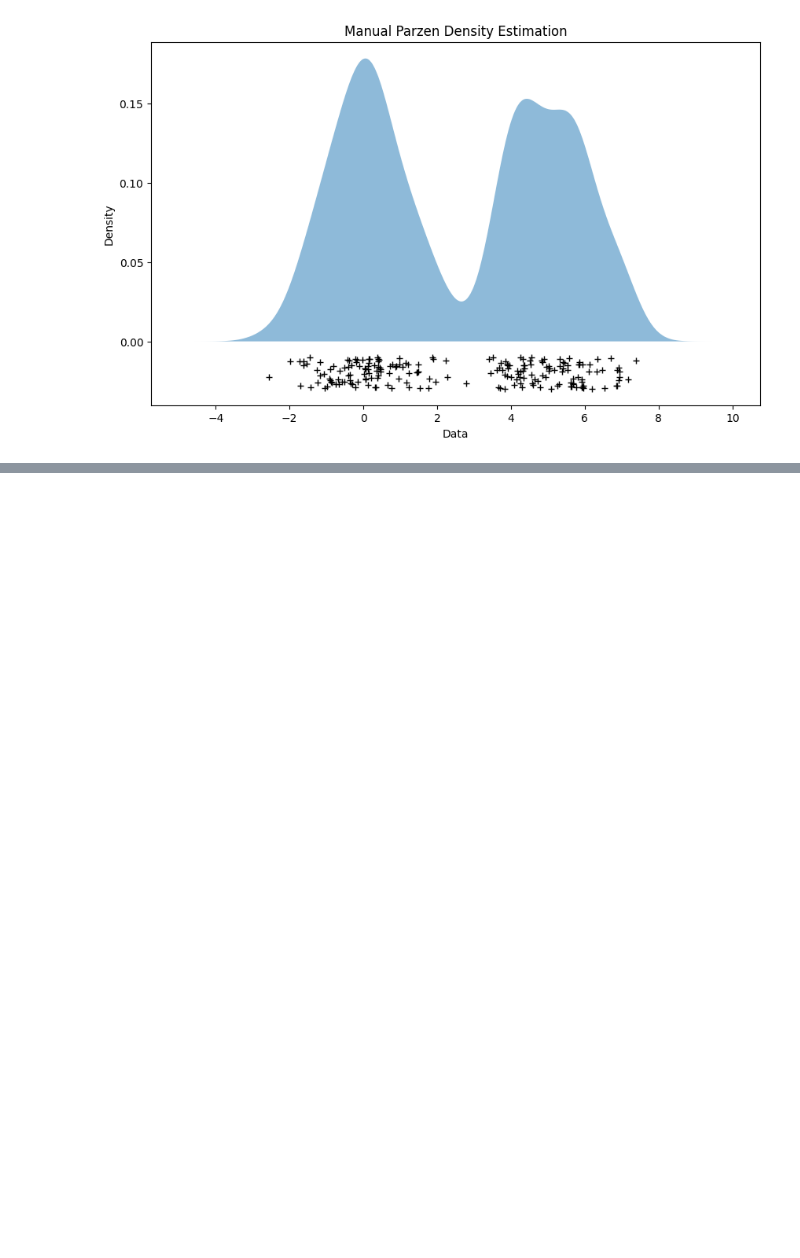
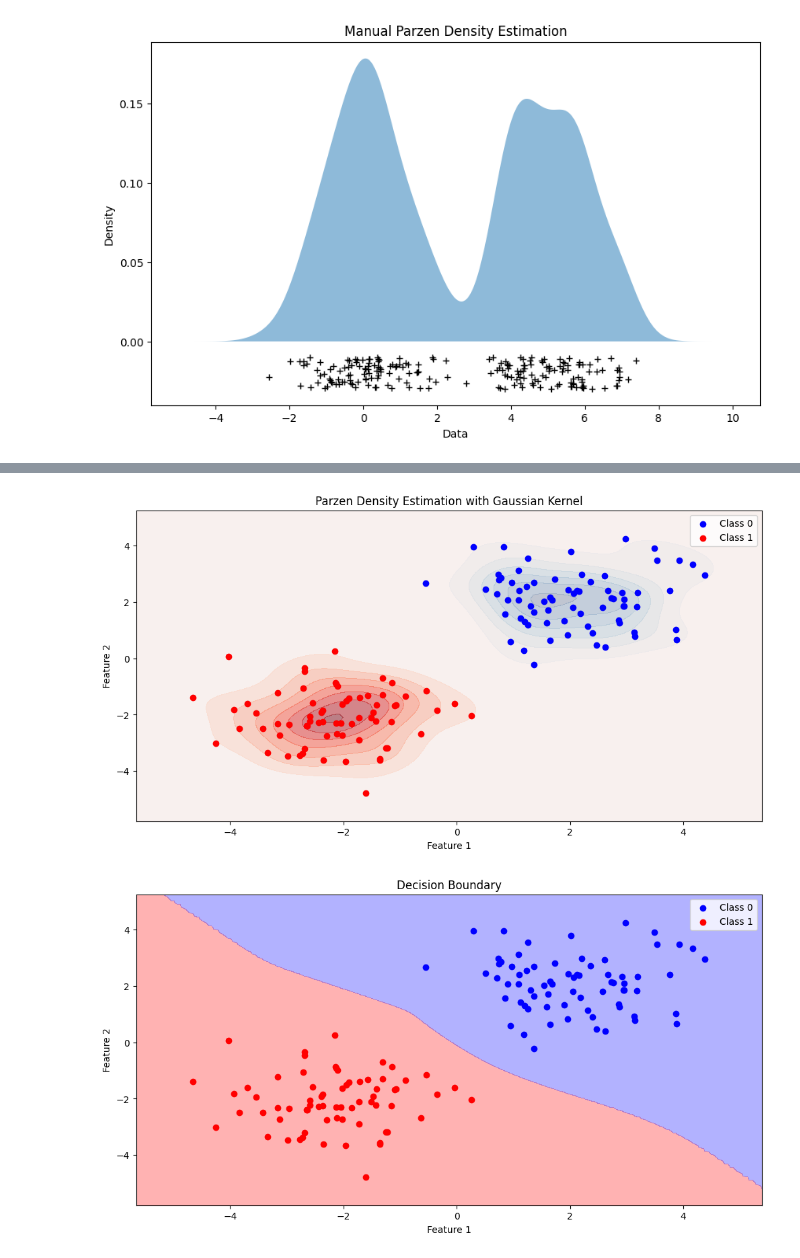
Before and after one commit to OmarTheMostWanted/CSE-DSAIT4005-Machine-and-Deep-Learning, a Jupyter notebook: Notes.ipynb, the cells around one changed output, grey strips where cells are left out. Cells and saved outputs as stored; diff of their text form; code cells hidden in the pictures; blank space fills up the shorter version.

```diff
--- a/Notes.ipynb
+++ b/Notes.ipynb
@@ -1082,0 +1421,67 @@ plt.show()
+# %%
+import numpy as np
+import matplotlib.pyplot as plt
+from sklearn.model_selection import train_test_split
+
+# Generate synthetic 2D data
+np.random.seed(0)
+X_class0 = np.random.randn(100, 2) + np.array([2, 2])
+X_class1 = np.random.randn(100, 2) + np.array([-2, -2])
+X = np.vstack((X_class0, X_class1))
+y = np.array([0] * 100 + [1] * 100)
+
+# Split the data into training and testing sets
+X_train, X_test, y_train, y_test = train_test_split(X, y, test_size=0.3, random_state=0)
+
+# Define the Gaussian kernel function for 2D data
+def gaussian_kernel(x, xi, bandwidth):
+    return np.exp(-np.linalg.norm(x - xi)**2 / (2 * bandwidth**2)) / (2 * np.pi * bandwidth**2)
+
+# Estimate density using Parzen window
+def parzen_density_estimation(data, z, bandwidth):
+    n = data.shape[0]
+    return np.sum([gaussian_kernel(z, data[i], bandwidth) for i in range(n)]) / n
+
+# Define the bandwidth
+bandwidth = 0.5
+
+# Generate points where we want to estimate the density
+x_min, x_max = X[:, 0].min() - 1, X[:, 0].max() + 1
+y_min, y_max = X[:, 1].min() - 1, X[:, 1].max() + 1
+xx, yy = np.meshgrid(np.linspace(x_min, x_max, 100), np.linspace(y_min, y_max, 100))
+grid_points = np.c_[xx.ravel(), yy.ravel()]
+
+# Estimate the density for each class
+density_class0 = np.array([parzen_density_estimation(X_train[y_train == 0], z, bandwidth) for z in grid_points])
+density_class1 = np.array([parzen_density_estimation(X_train[y_train == 1], z, bandwidth) for z in grid_points])
+
+# Reshape the density estimates
+density_class0 = density_class0.reshape(xx.shape)
+density_class1 = density_class1.reshape(xx.shape)
+
+# Plot the results
+plt.figure(figsize=(12, 6))
+plt.contourf(xx, yy, density_class0, alpha=0.5, cmap='Blues')
+plt.contourf(xx, yy, density_class1, alpha=0.5, cmap='Reds')
+plt.scatter(X_train[y_train == 0][:, 0], X_train[y_train == 0][:, 1], color='blue', label='Class 0')
+plt.scatter(X_train[y_train == 1][:, 0], X_train[y_train == 1][:, 1], color='red', label='Class 1')
+plt.title('Parzen Density Estimation with Gaussian Kernel')
+plt.xlabel('Feature 1')
+plt.ylabel('Feature 2')
+plt.legend()
+plt.show()
+
+# Plot decision boundary
+decision_boundary = density_class0 - density_class1
+plt.figure(figsize=(12, 6))
+plt.contourf(xx, yy, decision_boundary, levels=[-np.inf, 0, np.inf], colors=['red', 'blue'], alpha=0.3)
+plt.scatter(X_train[y_train == 0][:, 0], X_train[y_train == 0][:, 1], color='blue', label='Class 0')
+plt.scatter(X_train[y_train == 1][:, 0], X_train[y_train == 1][:, 1], color='red', label='Class 1')
+plt.title('Decision Boundary')
+plt.xlabel('Feature 1')
+plt.ylabel('Feature 2')
+plt.legend()
+plt.show()
+# %% [output]
+[figure, added]
+[figure, added]
```
Also changed, not shown: parts of 12 cells of this notebook.
